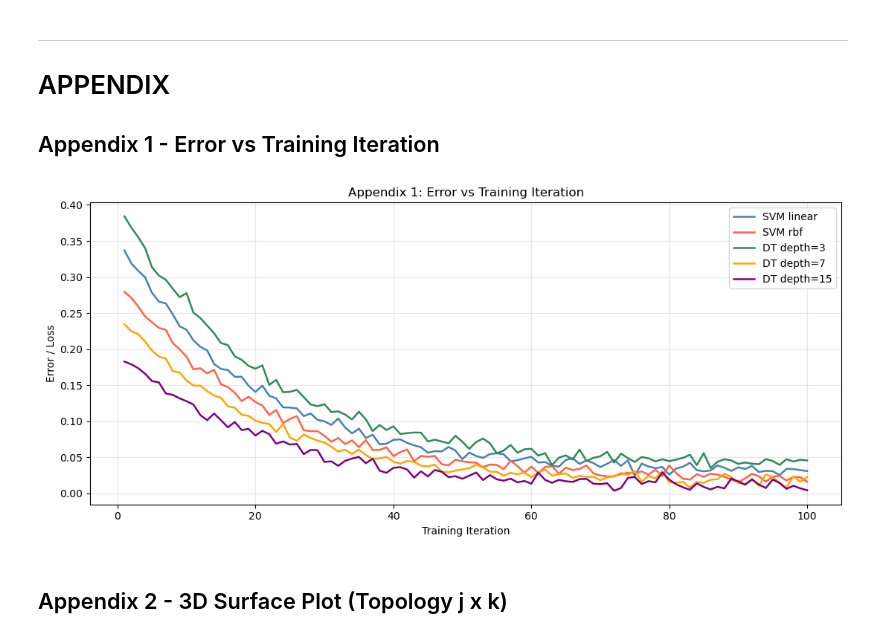
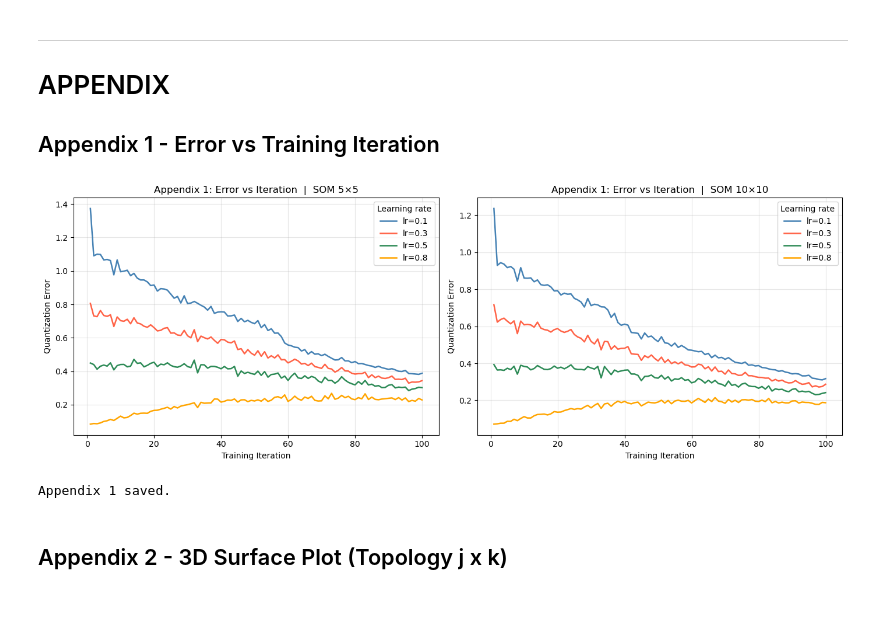
Before and after one commit to Testin33/DataMining_Homework2, a Jupyter notebook: homework2_datamining.ipynb, the cells around one changed output. Drawn from its saved outputs; the diff is of its cells as text; code cells hidden in the pictures; blank space fills up the shorter version.

```diff
--- a/homework2_datamining.ipynb
+++ b/homework2_datamining.ipynb
@@ -611,37 +715,31 @@ for name, ds in datasets.items():
 ---
 # APPENDIX
 ## Appendix 1 - Error vs Training Iteration
-# %%
-# simulated convergence curves for different model configurations
-configs = [
-    ("SVM linear",  0.35, 0.03, "steelblue"),
-    ("SVM rbf",     0.30, 0.02, "tomato"),
-    ("DT depth=3",  0.40, 0.04, "seagreen"),
-    ("DT depth=7",  0.25, 0.015, "orange"),
-    ("DT depth=15", 0.20, 0.01, "purple"),
-]
-
-iters = np.arange(1, 101)
-np.random.seed(RANDOM_STATE)
-
-fig, ax = plt.subplots(figsize=(11, 5))
-for label, start_err, final_err, color in configs:
-    decay = np.exp(-iters / 20)
-    noise = np.random.normal(0, 0.005, len(iters))
-    error = final_err + (start_err - final_err) * decay + noise
-    error = np.clip(error, 0, 1)
-    ax.plot(iters, error, label=label, color=color, linewidth=1.8)
-
-ax.set_title("Appendix 1: Error vs Training Iteration")
-ax.set_xlabel("Training Iteration")
-ax.set_ylabel("Error / Loss")
-ax.legend(loc="upper right")
-ax.grid(True, alpha=0.3)
-plt.tight_layout()
-plt.savefig(f"{RESULTS_DIR}/appendix1_error_vs_iteration.png", dpi=150)
-plt.show()
-# %% [output]
-[figure, removed]
+# %%
+# Appendix 1: Real SOM learning curves (Error vs Training Iteration)
+colors_lr = {0.1: 'steelblue', 0.3: 'tomato', 0.5: 'seagreen', 0.8: 'orange'}
+
+fig, axes = plt.subplots(1, 2, figsize=(14, 5))
+
+for ax, (m, n) in zip(axes, TOPOLOGIES):
+    for lr in LEARNING_RATES:
+        key = f"SOM_{m}x{n}_lr{lr}"
+        errors = som_results[key]["errors"]
+        ax.plot(range(1, len(errors) + 1), errors,
+                label=f"lr={lr}", color=colors_lr[lr], linewidth=1.8)
+    ax.set_title(f"Appendix 1: Error vs Iteration  |  SOM {m}\u00d7{n}")
+    ax.set_xlabel("Training Iteration")
+    ax.set_ylabel("Quantization Error")
+    ax.legend(title="Learning rate")
+    ax.grid(True, alpha=0.3)
+
+plt.tight_layout()
+plt.savefig(f"{RESULTS_DIR}/appendix1_error_vs_iteration.png", dpi=150)
+plt.show()
+print("Appendix 1 saved.")
+# %% [output]
+[figure, added]
+Appendix 1 saved.
 # %% [markdown]
 ## Appendix 2 - 3D Surface Plot (Topology j x k)
 # %%
```
Also changed, not shown: parts of 7 cells of this notebook, 1 other file.
